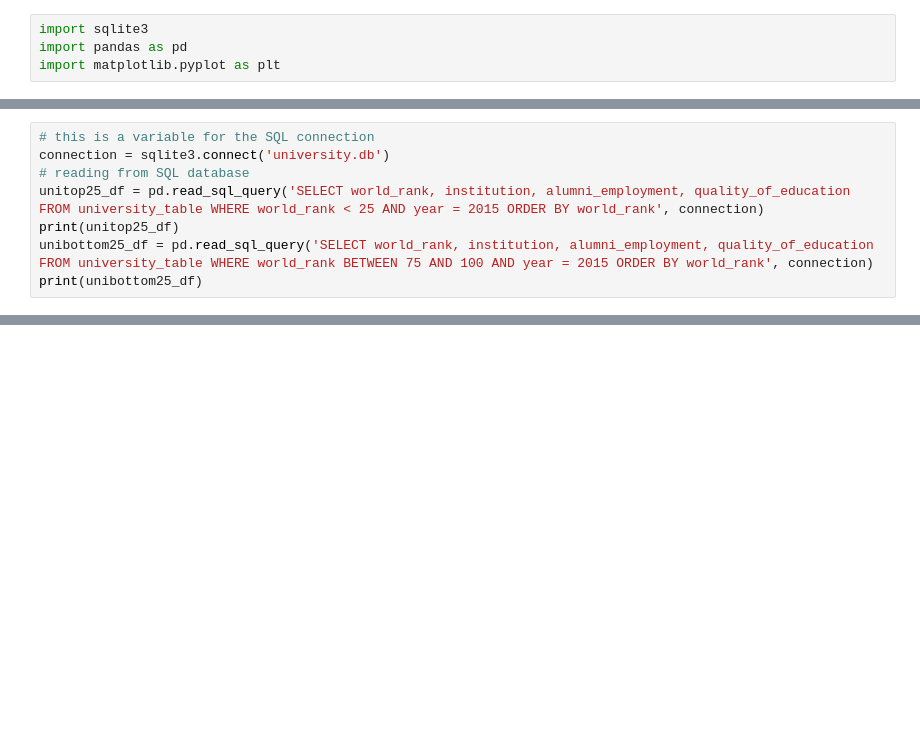
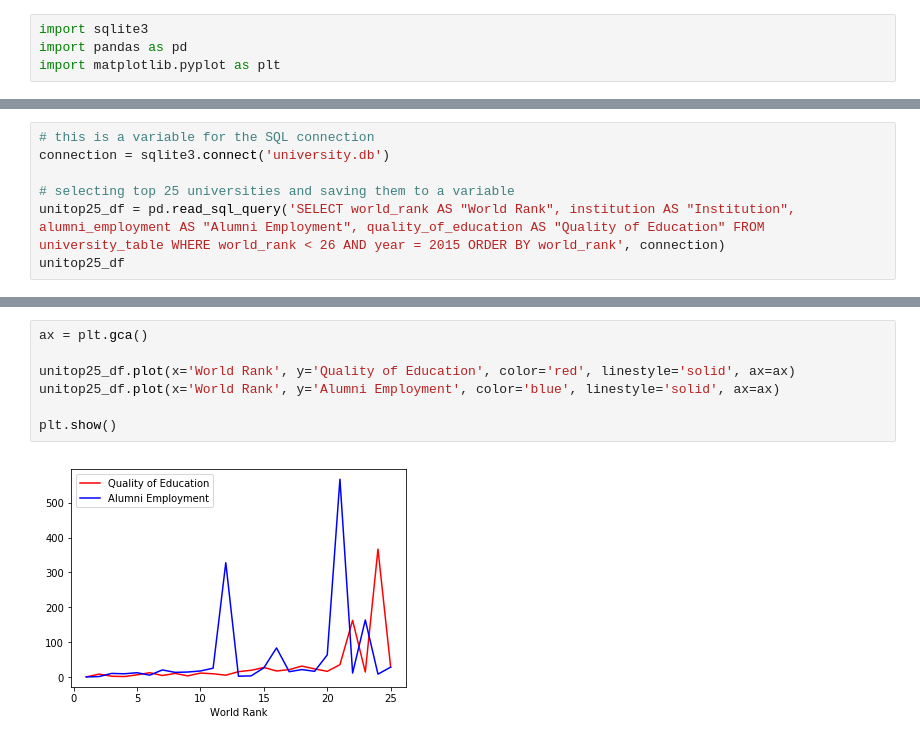
Before and after one commit to apryllc/higheredstats, a Jupyter notebook: Python Higher Ed Project.ipynb, the cells around one changed output, grey strips where cells are left out. Drawn from its saved outputs; the diff is of its cells as text; blank space fills up the shorter version.

Commit message:
updated graphs, sql queries

```diff
--- a/Python Higher Ed Project.ipynb
+++ b/Python Higher Ed Project.ipynb
@@ -20,9 +29,8 @@ university_db.to_sql('university_table', sqlite3.connect('university.db'), if_ex
 # %%
 # this is a variable for the SQL connection
 connection = sqlite3.connect('university.db')
-# reading from SQL database
-unitop25_df = pd.read_sql_query('SELECT world_rank, institution, alumni_employment, quality_of_education FROM university_table WHERE world_rank < 25 AND year = 2015 ORDER BY world_rank', connection)
-print(unitop25_df)
-unibottom25_df = pd.read_sql_query('SELECT world_rank, institution, alumni_employment, quality_of_education FROM university_table WHERE world_rank BETWEEN 75 AND 100 AND year = 2015 ORDER BY world_rank', connection)
-print(unibottom25_df)
+
+# selecting top 25 universities and saving them to a variable
+unitop25_df = pd.read_sql_query('SELECT world_rank AS "World Rank", institution AS "Institution", alumni_employment AS "Alumni Employment", quality_of_education AS "Quality of Education" FROM university_table WHERE world_rank < 26 AND year = 2015 ORDER BY world_rank', connection)
+unitop25_df
 # %% [output]
@@ -45,0 +76,9 @@ print(unibottom25_df)
+# %%
+ax = plt.gca()
+
+unitop25_df.plot(x='World Rank', y='Quality of Education', color='red', linestyle='solid', ax=ax)
+unitop25_df.plot(x='World Rank', y='Alumni Employment', color='blue', linestyle='solid', ax=ax)
+
+plt.show()
+# %% [output]
+[figure, added]
```
Also changed, not shown: parts of 7 cells of this notebook, 1 other file.
